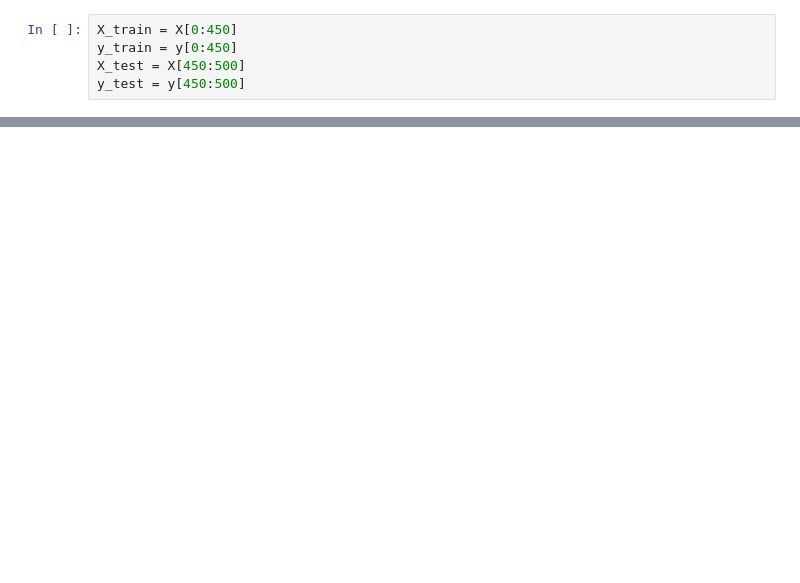
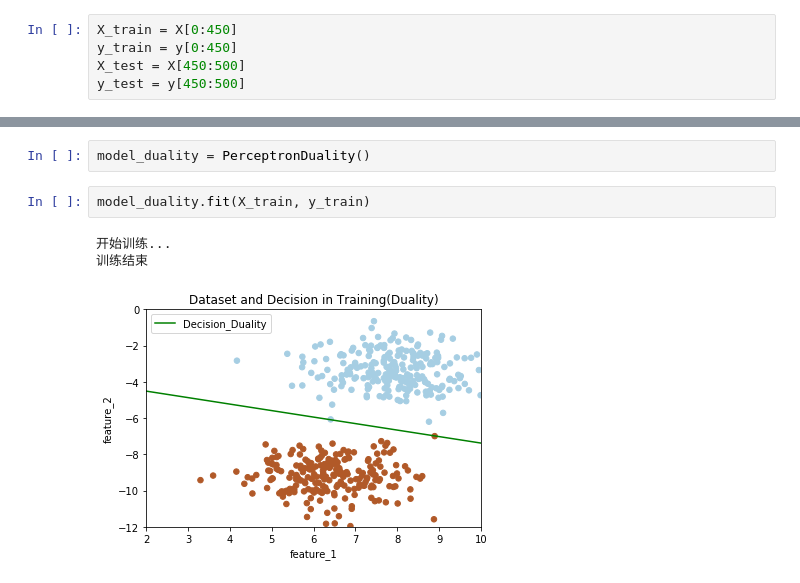
Before and after one commit to vanewu/machine_learning, a Jupyter notebook: perceptron.ipynb, the cells around one changed output, grey strips where cells are left out. Saved outputs shown, nothing was run; the diff lists cells and outputs as text; blank space fills up the shorter version.

Commit message:
Perceptron Completion Version
This is completion version

```diff
--- a/perceptron.ipynb
+++ b/perceptron.ipynb
@@ -158,0 +220,8 @@ print("在测试集上的准确率: {0}".format(accuracy))
+# %%
+model_duality = PerceptronDuality()
+# %%
+model_duality.fit(X_train, y_train)
+# %% [output]
+开始训练...
+训练结束
+[figure, added]
```
Also changed, not shown: parts of 9 cells of this notebook, 1 other file.
